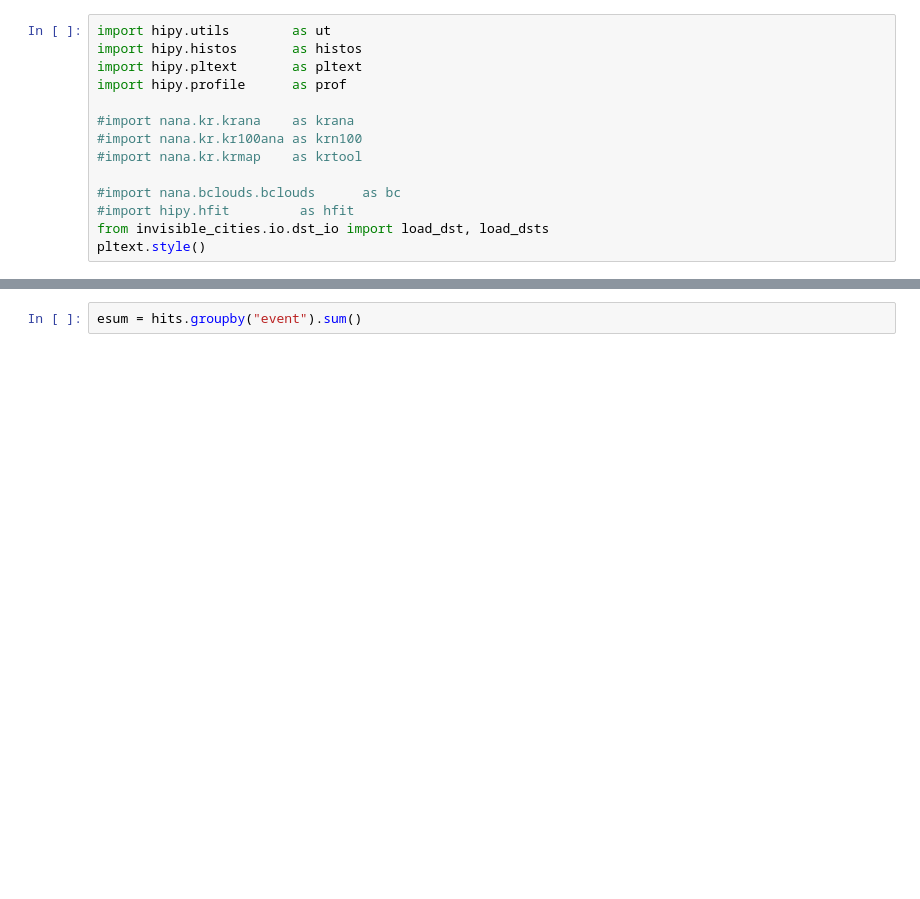
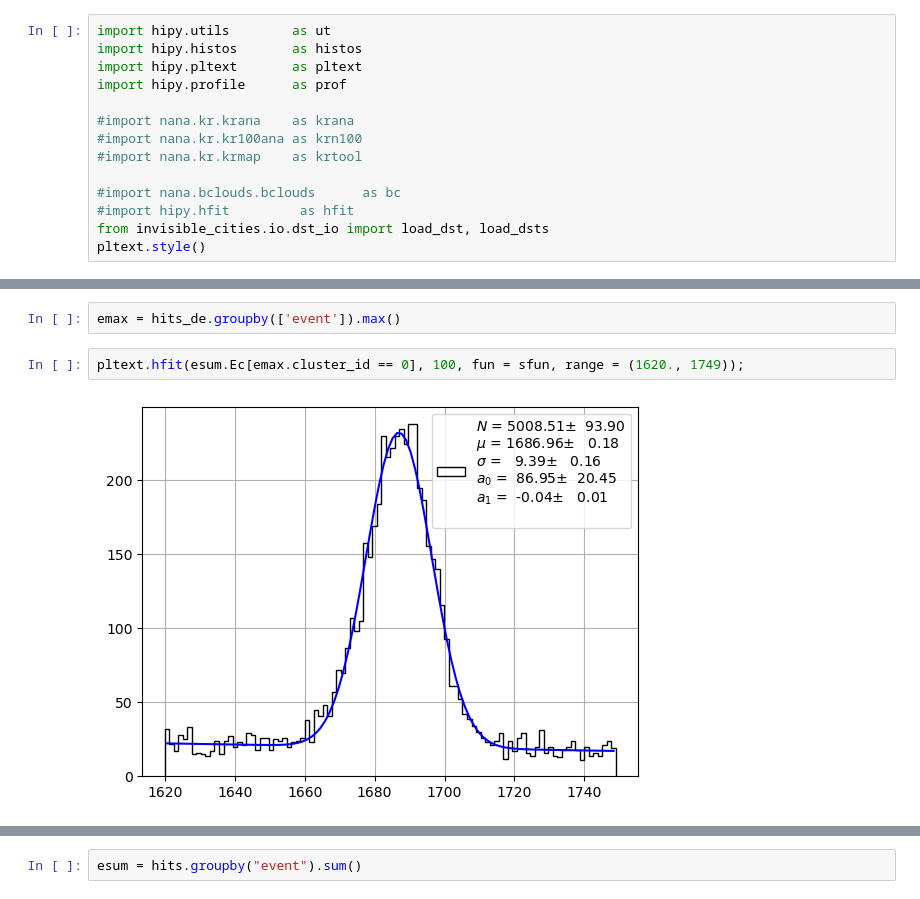
Before and after one commit to jahernando/nextana, a Jupyter notebook: NB/he100/he100_peaks_hits.ipynb, the cells around one changed output, grey strips where cells are left out. Cells and saved outputs as stored; diff of their text form; blank space fills up the shorter version.

```diff
--- a/NB/he100/he100_peaks_hits.ipynb
+++ b/NB/he100/he100_peaks_hits.ipynb
@@ -83,0 +169,6 @@ hits
+# %%
+emax = hits_de.groupby(['event']).max()
+# %%
+pltext.hfit(esum.Ec[emax.cluster_id == 0], 100, fun = sfun, range = (1620., 1749));
+# %% [output]
+[figure, added]
```
Also changed, not shown: parts of 86 cells of this notebook, 4 other files.
